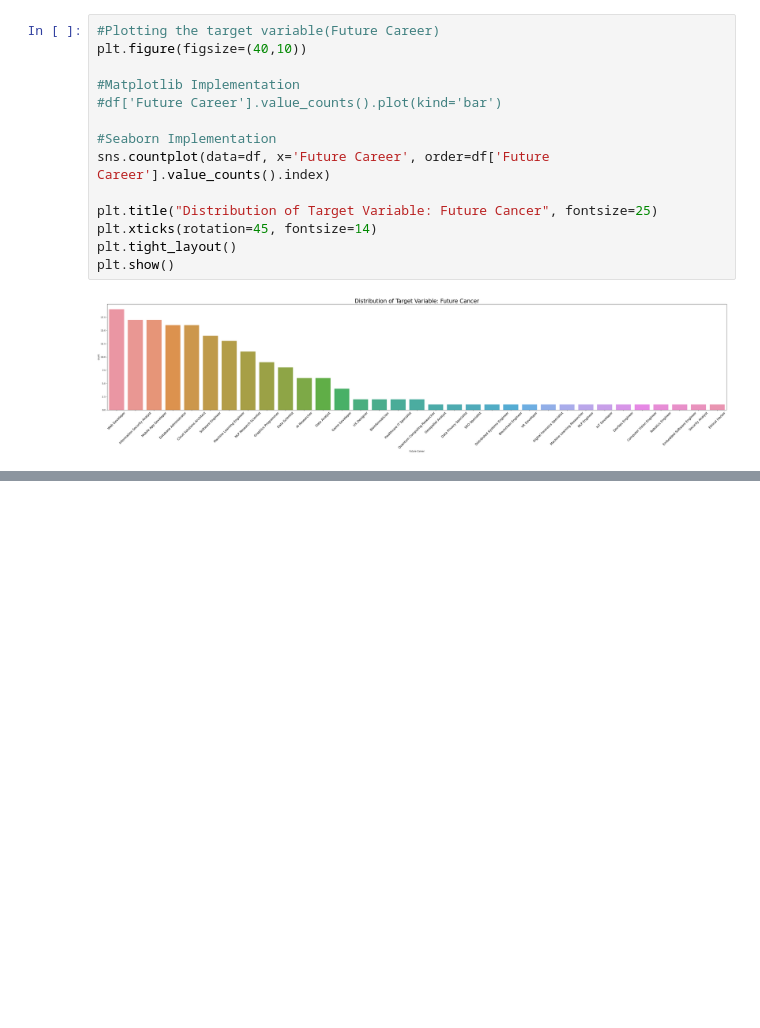
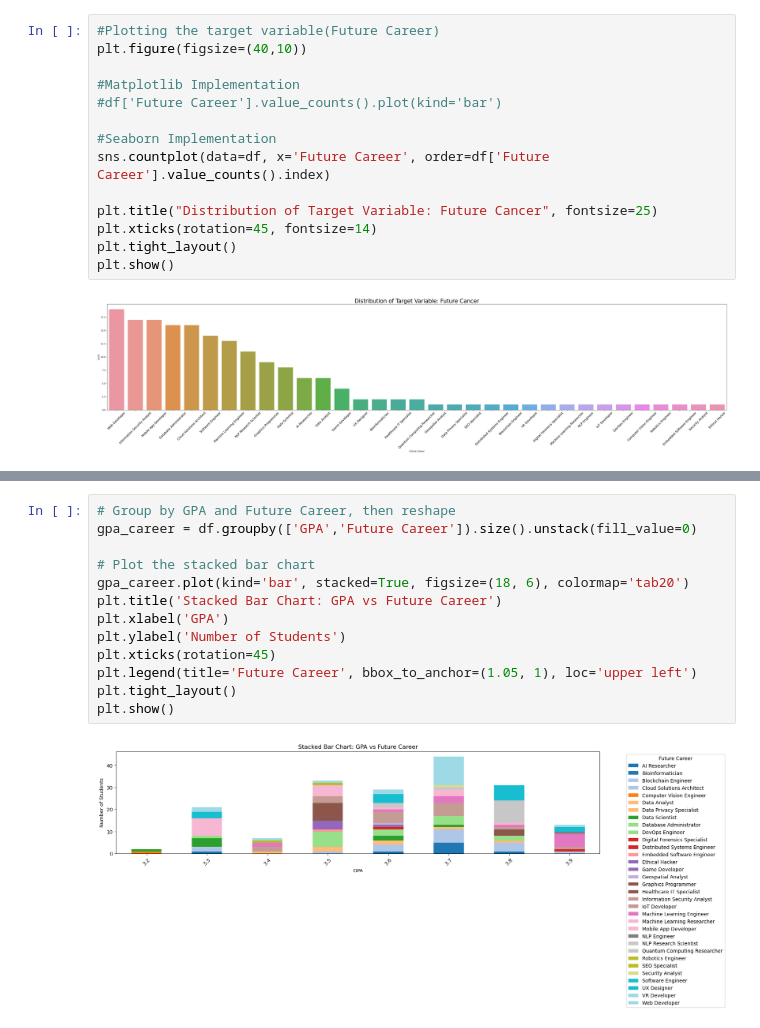
Before and after one commit to pegasus991/career-counsellor-ml, a Jupyter notebook: notebooks/EDA.ipynb, the cells around one changed output, grey strips where cells are left out. Cells and saved outputs as stored; diff of their text form; blank space fills up the shorter version.

```diff
--- a/notebooks/EDA.ipynb
+++ b/notebooks/EDA.ipynb
@@ -128,0 +140,15 @@ plt.show()
+# %%
+# Group by GPA and Future Career, then reshape
+gpa_career = df.groupby(['GPA','Future Career']).size().unstack(fill_value=0)
+
+# Plot the stacked bar chart
+gpa_career.plot(kind='bar', stacked=True, figsize=(18, 6), colormap='tab20')
+plt.title('Stacked Bar Chart: GPA vs Future Career')
+plt.xlabel('GPA')
+plt.ylabel('Number of Students')
+plt.xticks(rotation=45)
+plt.legend(title='Future Career', bbox_to_anchor=(1.05, 1), loc='upper left')
+plt.tight_layout()
+plt.show()
+# %% [output]
+[figure, added]
```
Also changed, not shown: parts of 13 cells of this notebook.
